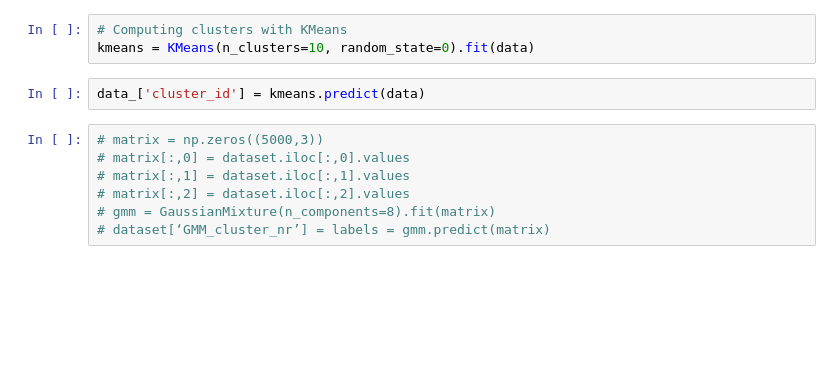
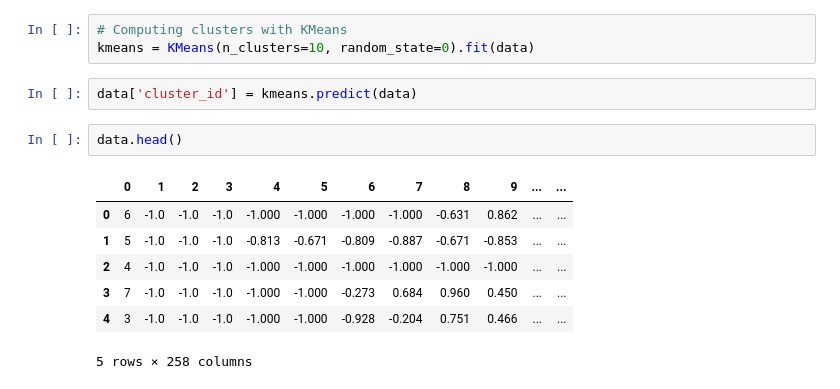
Before and after one commit to marianoju/neuefische, a Jupyter notebook: Distribution of grayvalues.ipynb, the cells around one changed output. Cells and saved outputs as stored; diff of their text form; blank space fills up the shorter version.

```diff
--- a/Distribution of grayvalues.ipynb
+++ b/Distribution of grayvalues.ipynb
@@ -315,11 +354,14 @@ plt.show()
 # Computing clusters with KMeans
 kmeans = KMeans(n_clusters=10, random_state=0).fit(data)
 # %%
-data_['cluster_id'] = kmeans.predict(data)
+data['cluster_id'] = kmeans.predict(data)
-# %%
-# matrix = np.zeros((5000,3))
-# matrix[:,0] = dataset.iloc[:,0].values
-# matrix[:,1] = dataset.iloc[:,1].values
-# matrix[:,2] = dataset.iloc[:,2].values
-# gmm = GaussianMixture(n_components=8).fit(matrix)
-# dataset[‘GMM_cluster_nr’] = labels = gmm.predict(matrix)
+# %%
+data.head()
+# %% [output]
+|  | 0 | 1 | 2 | 3 | 4 | 5 | 6 | 7 | 8 | 9 | ... | ... |
+| 0 | 6 | -1.0 | -1.0 | -1.0 | -1.000 | -1.000 | -1.000 | -1.000 | -0.631 | 0.862 | ... | ... |
+| 1 | 5 | -1.0 | -1.0 | -1.0 | -0.813 | -0.671 | -0.809 | -0.887 | -0.671 | -0.853 | ... | ... |
+| 2 | 4 | -1.0 | -1.0 | -1.0 | -1.000 | -1.000 | -1.000 | -1.000 | -1.000 | -1.000 | ... | ... |
+| 3 | 7 | -1.0 | -1.0 | -1.0 | -1.000 | -1.000 | -0.273 | 0.684 | 0.960 | 0.450 | ... | ... |
+| 4 | 3 | -1.0 | -1.0 | -1.0 | -1.000 | -1.000 | -0.928 | -0.204 | 0.751 | 0.466 | ... | ... |
+5 rows × 258 columns
```
Also changed, not shown: parts of 8 cells of this notebook, 8 other files.
